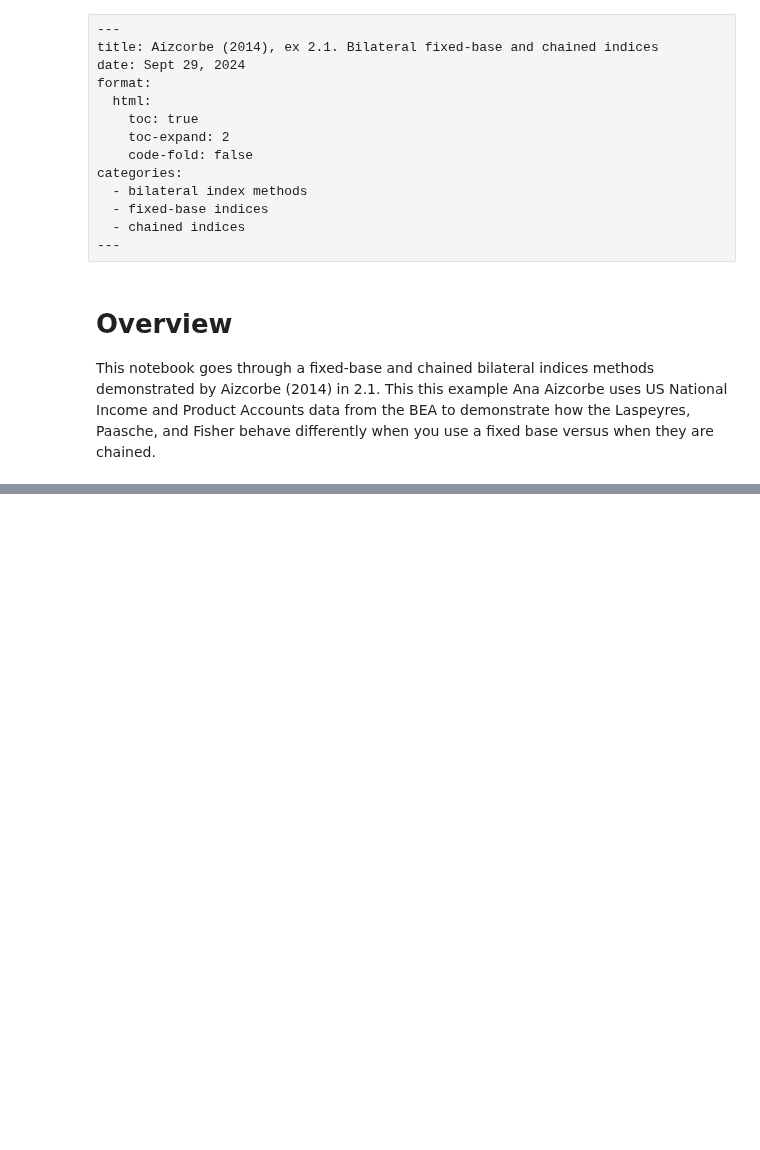
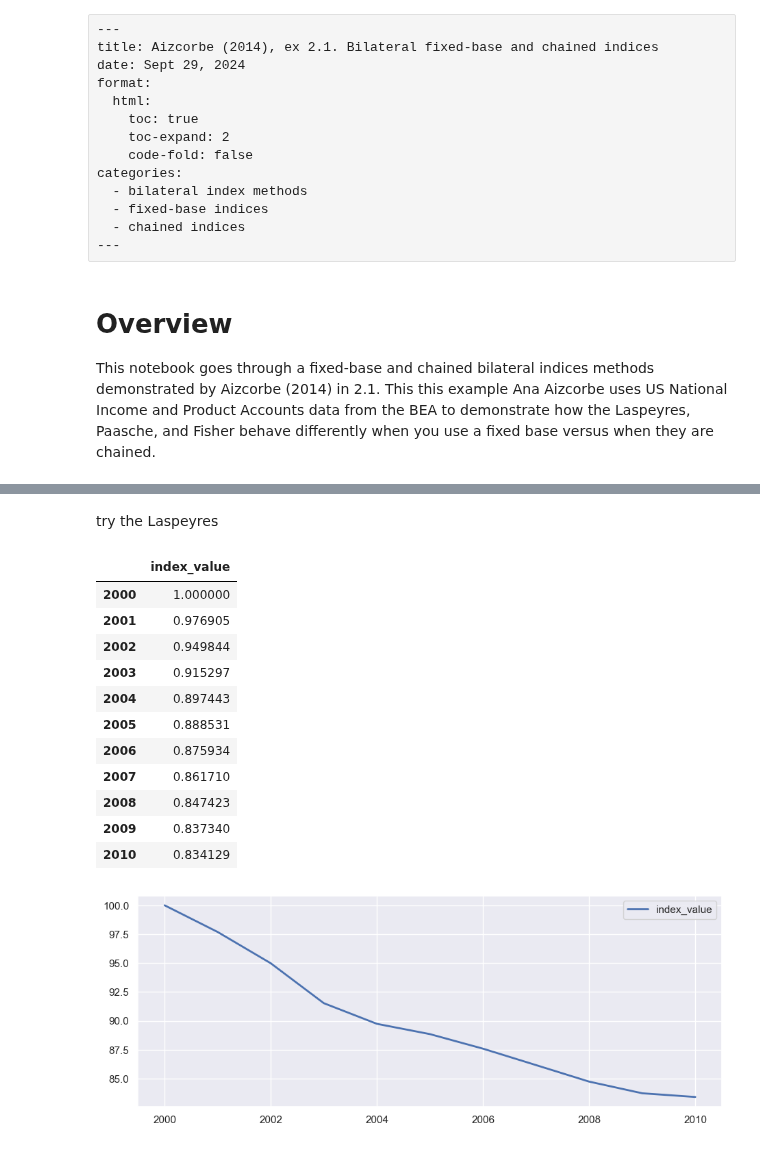
Before and after one commit to sergegoussev/price_stats_experiments, a Jupyter notebook: notebooks/aizcorbe_example_2.1.ipynb, the cells around one changed output, grey strips where cells are left out. Saved outputs shown, nothing was run; the diff lists cells and outputs as text; code cells hidden in the pictures; blank space fills up the shorter version.

```diff
--- a/notebooks/aizcorbe_example_2.1.ipynb
+++ b/notebooks/aizcorbe_example_2.1.ipynb
@@ -250,0 +70,26 @@ tornqvist(p0,p1,p0,q1)
+# %% [markdown]
+try the Laspeyres
+# %%
+bilateral_methods(
+    df_merged,
+    price_col='index',
+    quantity_col='spending',
+    product_id_col='product_name',
+    date_col='Years',
+    method='laspeyres',
+    plot=True
+    )
+# %% [output]
+|  | index_value |
+| 2000 | 1.000000 |
+| 2001 | 0.976905 |
+| 2002 | 0.949844 |
+| 2003 | 0.915297 |
+| 2004 | 0.897443 |
+| 2005 | 0.888531 |
+| 2006 | 0.875934 |
+| 2007 | 0.861710 |
+| 2008 | 0.847423 |
+| 2009 | 0.837340 |
+| 2010 | 0.834129 |
+[figure, added]
```
Also changed, not shown: parts of 25 cells of this notebook, 3 other files.
